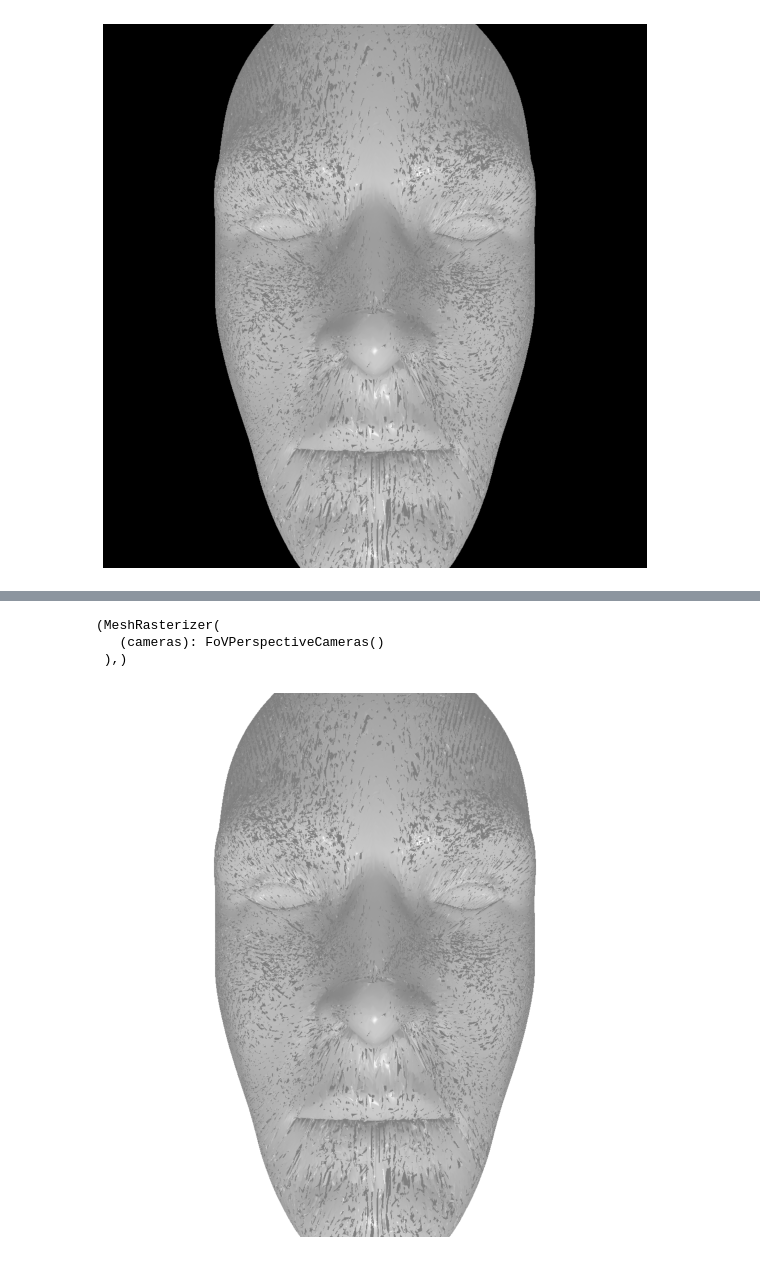
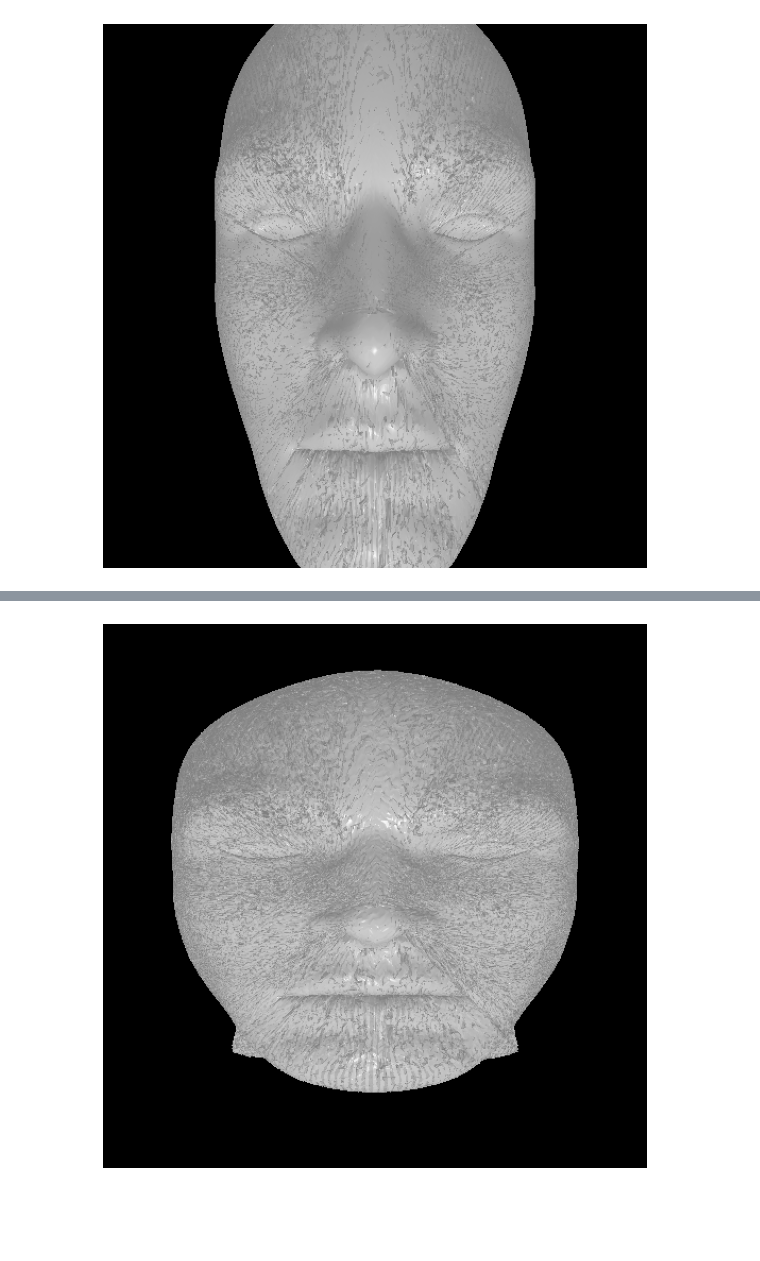
Before and after one commit to bobiblazeski/pic2mesh, a Jupyter notebook: test_render_mesh_renderer.ipynb, the cells around one changed output, grey strips where cells are left out. Drawn from its saved outputs; the diff is of its cells as text; code cells hidden in the pictures; blank space fills up the shorter version.

Commit message:
Scale mesh

```diff
--- a/test_render_mesh_renderer.ipynb
+++ b/test_render_mesh_renderer.ipynb
@@ -33,7 +33,7 @@ bs = 1
 
 config = get_parser().parse_args(args=[])
 
-config.raster_image_size = 1024
+config.raster_image_size = 512
 config.raster_radius = 0.012
 config.raster_points_per_pixel = 4
 
@@ -42,6 +42,9 @@ config.data_blueprint = f'blueprint_radial_{d_size}.npz'
 config.data_blueprint_size = d_size
 config.data_patch_size = d_size
 config.raster_max_brightness = 0.9
+#parser.add_argument('--raster_blur_radius', type=float, default=0.01)
+#parser.add_argument('--raster_faces_per_pixel', type=int, default=4)
+
 blueprintSampler = BlueprintSampler(config)
 res = blueprintSampler(bs)
 points = res['points']
@@ -59,7 +62,7 @@ points.shape, normals.shape, faces.shape
  torch.Size([1, 526338, 3]))
 # %%
 config.raster_blur_radius = 0.0
-config.raster_faces_per_pixel = 1
+config.raster_faces_per_pixel = 4
 R = MeshPointsRenderer(config)
 R.setup(device)
 R = R.to(device)
@@ -106,16 +79,12 @@ tensor([[[[1., 1., 1., 0.],
-# %%
-R.renderer.rasterizer
-# %% [output]
-(MeshRasterizer(
-   (cameras): FoVPerspectiveCameras()
- ),)
 # %%
-images = R(points)
+noise_level = 0.003
+t_points =  Transform3d().scale(1.25, 0.7, 0.7).to(device).transform_points(points)
+images = R(t_points + torch.rand_like(points) * noise_level)
 
 
 plt.figure(figsize=(10, 10))
 plt.imshow(images[0, ..., :3].cpu().numpy())
 plt.grid("off")
 plt.axis("off");
 # %% [output]
-[figure, old version]
+[figure, new version]
```
Also changed, not shown: parts of 8 cells of this notebook, 1 other file.
